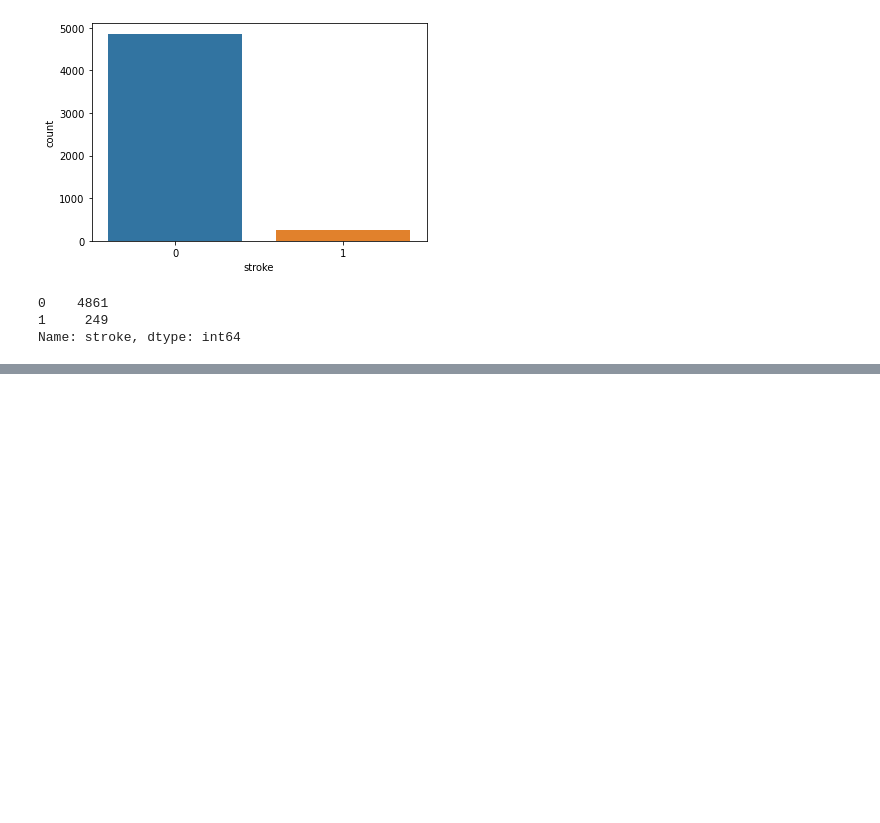
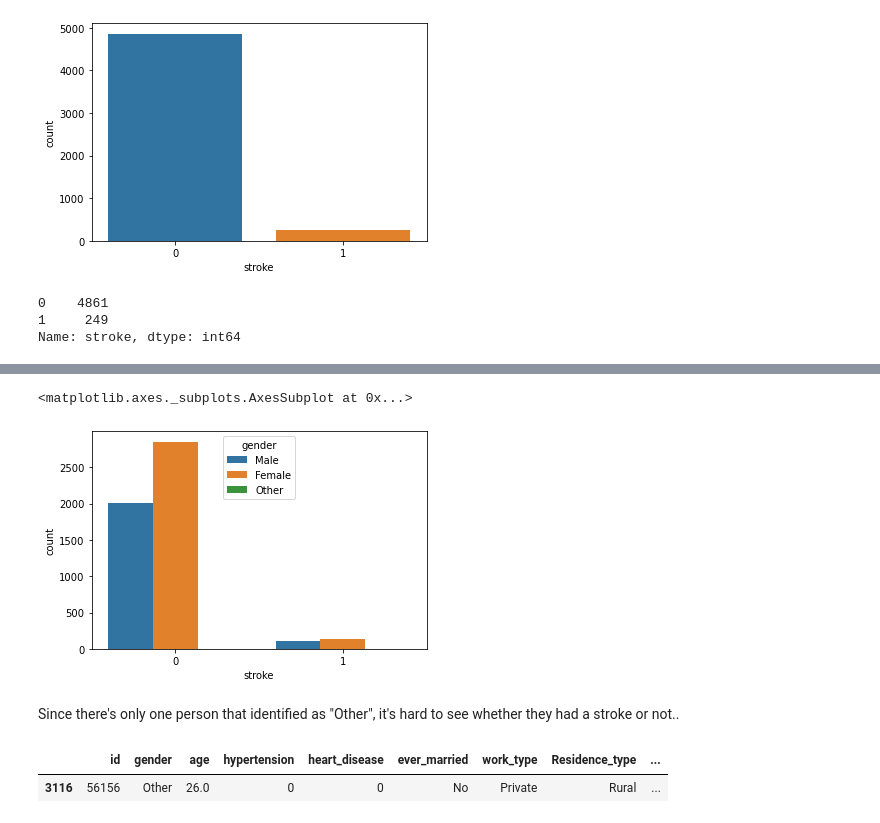
Before and after one commit to jordan-maulino/stroke_prediction, a Jupyter notebook: stroke_prediction.ipynb, the cells around one changed output, grey strips where cells are left out. Drawn from its saved outputs; the diff is of its cells as text; code cells hidden in the pictures; blank space fills up the shorter version.

```diff
--- a/stroke_prediction.ipynb
+++ b/stroke_prediction.ipynb
@@ -122,0 +135,12 @@ Name: stroke, dtype: int64
+# %%
+sns.countplot(x='stroke', hue='gender', data=df)
+# %% [output]
+<matplotlib.axes._subplots.AxesSubplot at 0x...>
+[figure, added]
+# %% [markdown]
+Since there's only one person that identified as "Other", it's hard to see whether they had a stroke or not..
+# %%
+df.loc[df['gender'] == 'Other']
+# %% [output]
+|  | id | gender | age | hypertension | heart_disease | ever_married | work_type | Residence_type | ... |
+| 3116 | 56156 | Other | 26.0 | 0 | 0 | No | Private | Rural | ... |
```
Also changed, not shown: parts of 6 cells of this notebook.
